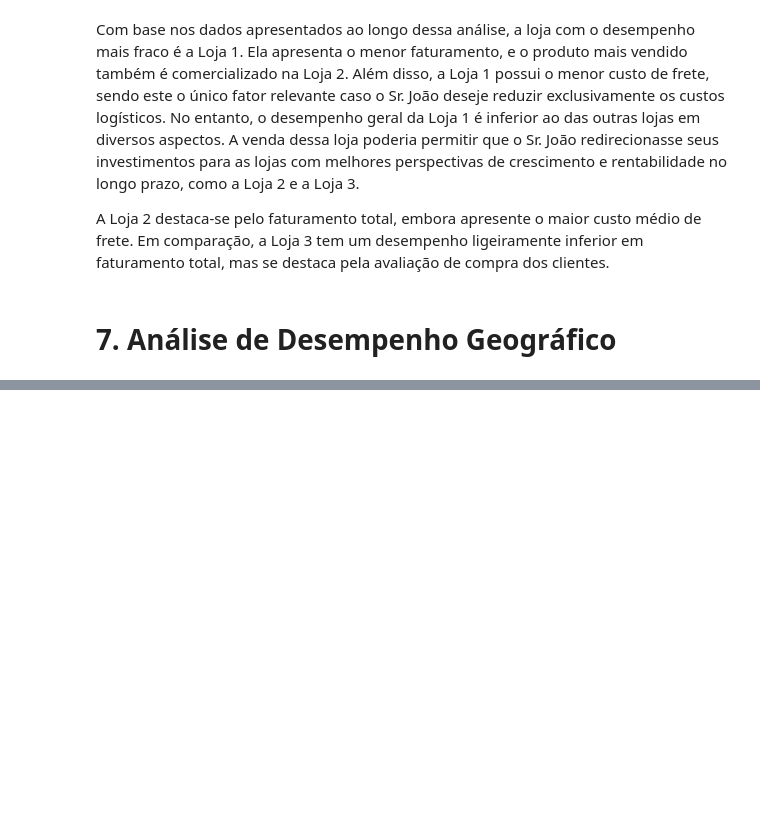
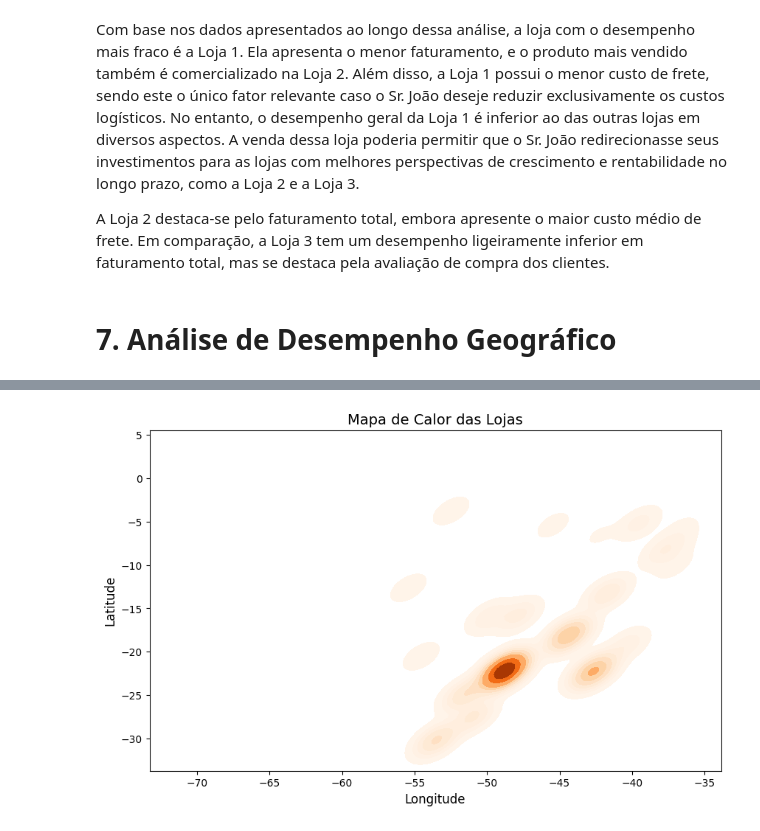
Before and after one commit to Tayara32/AluraStore, a Jupyter notebook: AluraStoreBr_TayaraCruz.ipynb, the cells around one changed output, grey strips where cells are left out. Saved outputs shown, nothing was run; the diff lists cells and outputs as text; code cells hidden in the pictures; blank space fills up the shorter version.

```diff
--- a/AluraStoreBr_TayaraCruz.ipynb
+++ b/AluraStoreBr_TayaraCruz.ipynb
@@ -467,0 +505,18 @@ A Loja 2 destaca-se pelo faturamento total, embora apresente o maior custo médi
+# %%
+import seaborn as sns
+import matplotlib.pyplot as plt
+
+lojas = pd.DataFrame({
+    'lon': pd.concat([loja['lon'], loja2['lon'], loja3['lon'], loja4['lon']]),
+    'lat': pd.concat([loja['lat'], loja2['lat'], loja3['lat'], loja4['lat']])
+})
+
+plt.figure(figsize=(10, 6))
+sns.kdeplot(x=lojas['lon'], y=lojas['lat'], cmap='Oranges', fill=True, thresh=0.05)
+
+plt.title('Mapa de Calor das Lojas', fontsize=14)
+plt.xlabel('Longitude', fontsize=12)
+plt.ylabel('Latitude', fontsize=12)
+plt.show()
+# %% [output]
+[figure, added]
```
Also changed, not shown: parts of 6 cells of this notebook.
